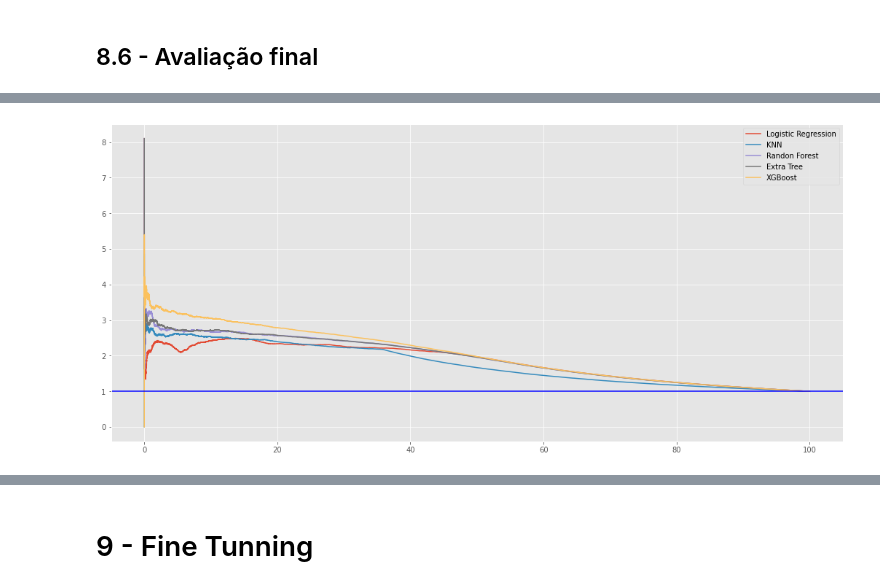
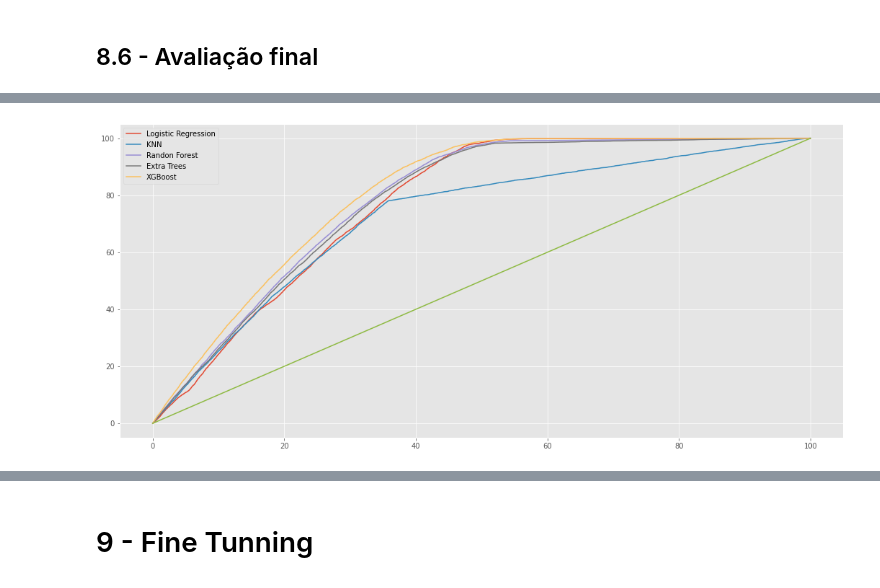
Before and after one commit to jhonatanmarques92/health_insurance_cross_sell, a Jupyter notebook: notebook/health_insurance_cross_sell.ipynb, the cells around one changed output, grey strips where cells are left out. Drawn from its saved outputs; the diff is of its cells as text; code cells hidden in the pictures.

```diff
--- a/notebook/health_insurance_cross_sell.ipynb
+++ b/notebook/health_insurance_cross_sell.ipynb
@@ -1254,11 +1243,11 @@ plt.legend();
-# %%
-plt.plot(df_lr['base_percent'], df_lr['lift'], label='Logistic Regression')
-plt.plot(df_knn['base_percent'], df_knn['lift'], label='KNN')
-plt.plot(df_rf['base_percent'], df_rf['lift'], label='Randon Forest')
-plt.plot(df_et['base_percent'], df_et['lift'], label='Extra Tree')
-plt.plot(df_xgb['base_percent'], df_xgb['lift'], label='XGBoost')
-
-plt.axhline(1,linestyle='-', color='blue')
-plt.legend();
-# %% [output]
-[figure, removed]
+# %%
+plt.plot(df_lr['base_percent'], df_lr['cumsum_percent'], label='Logistic Regression')
+plt.plot(df_knn['base_percent'], df_knn['cumsum_percent'], label='KNN')
+plt.plot(df_rf['base_percent'], df_rf['cumsum_percent'], label='Randon Forest')
+plt.plot(df_et['base_percent'], df_et['cumsum_percent'], label='Extra Trees')
+plt.plot(df_xgb['base_percent'], df_xgb['cumsum_percent'], label='XGBoost')
+
+plt.plot(df_knn['base_percent'], df_knn['base_percent'])
+plt.legend();
+# %% [output]
+[figure, added]
```
Also changed, not shown: parts of 23 cells of this notebook.
